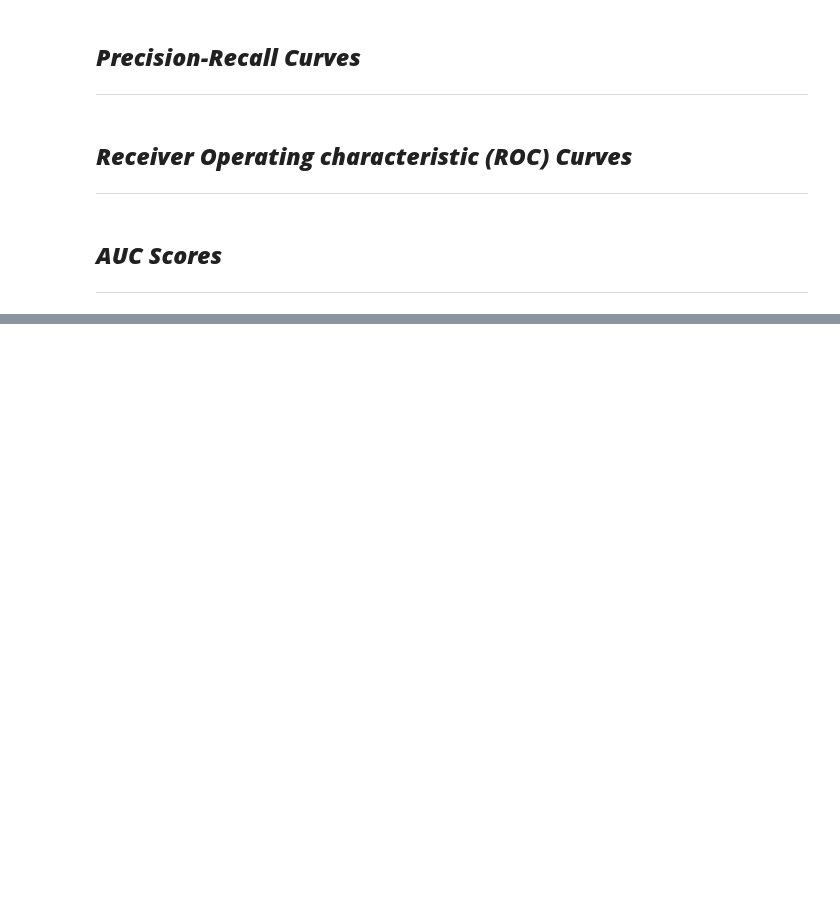
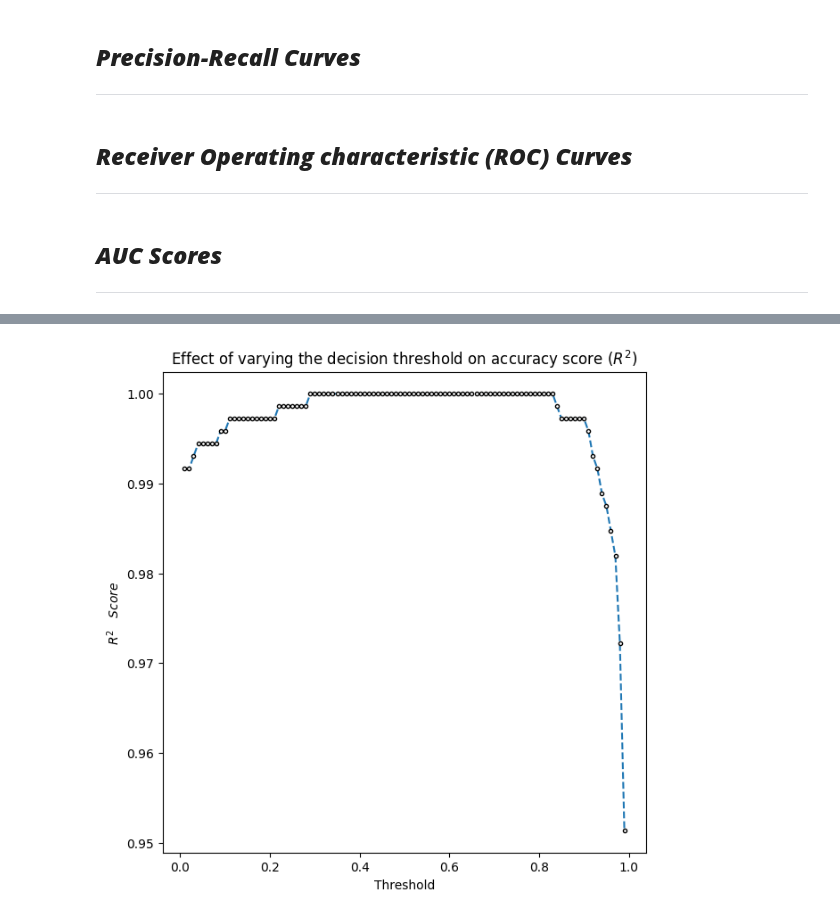
Before and after one commit to anoban/Applied-Machine-Learning-in-Python, a Jupyter notebook: anoban/Precision-Recall and ROC Curves.ipynb, the cells around one changed output, grey strips where cells are left out. Cells and saved outputs as stored; diff of their text form; code cells hidden in the pictures; blank space fills up the shorter version.

```diff
--- a/anoban/Precision-Recall and ROC Curves.ipynb
+++ b/anoban/Precision-Recall and ROC Curves.ipynb
@@ -37,3 +44,23 @@
 # Shortcomings =>
 # 1) As with other single number metrics, AOC loses information.
 # 2) Becomes problemetic when performances of 2 ML models give overlapping ROC curves.
+# %%
+digits = load_digits()
+
+# Skewing the class distribution.
+targets = np.array(list(map(lambda x: 0 if x == 0 else 1, digits.target)))
+# %%
+train_x, test_x, train_y, test_y = train_test_split(digits.data, targets, train_size = 0.6)
+svc = SVC(C = 0.001, kernel = "rbf", probability = True).fit(train_x, train_y)
+# %%
+# 1 is the label with highest frequency.
+ascores = []
+
+for prob in np.arange(0.01, 1, step = 0.01):
+    preds = np.array(list(map(lambda lst: 1 if (lst[1] > prob) else 0, svc.predict_proba(test_x))))
+    labels, counts = np.unique(preds, return_counts = True)
+    ascore = accuracy_score(test_y, preds)
+    ascores.append((prob, ascore))
+# %%
+ascores = np.array(ascores)
+ascores[:10]
@@ -39,0 +78,10 @@
+# %%
+fig, axes = plt.subplots()
+fig.set_size_inches(7, 7)
+axes.plot(ascores[:, 0], ascores[:, 1], mfc = "white", mec = "black", linestyle = "--", marker = "o", ms = 3)
+axes.set_xlabel("Threshold")
+axes.set_ylabel("$R^{2}\hspace{1}Score$")
+axes.set_title("Effect of varying the decision threshold on accuracy score ($R^{2}$)")
+plt.show()
+# %% [output]
+[figure, added]
```
Also changed, not shown: parts of 4 cells of this notebook, 1 other file.
